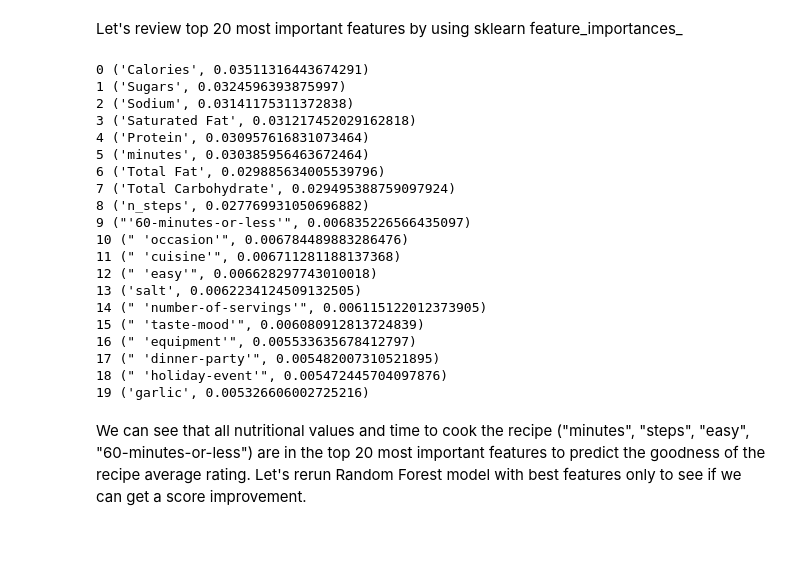
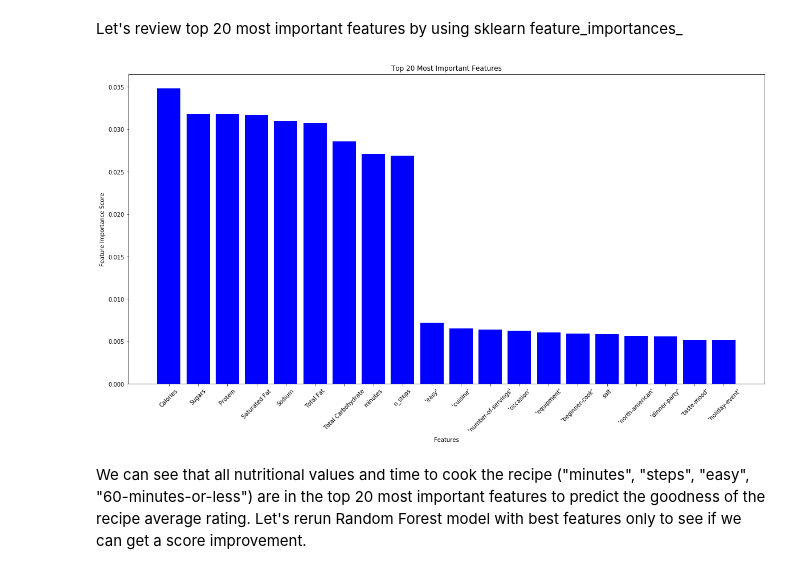
Before and after one commit to a-kantur/Springboard, a Jupyter notebook: Capstone Project 1/In-Depth Analysis.ipynb, the cells around one changed output. Saved outputs shown, nothing was run; the diff lists cells and outputs as text; code cells hidden in the pictures; blank space fills up the shorter version.

```diff
--- a/Capstone Project 1/In-Depth Analysis.ipynb
+++ b/Capstone Project 1/In-Depth Analysis.ipynb
@@ -123,33 +123,19 @@ Let's review top 20 most important features by using sklearn feature_importances
 # %%
 import warnings
 warnings.filterwarnings(action='ignore', category=FutureWarning)
 
 rf.fit(X, y)
 zipped = zip(combined_df.iloc[:,:-2].columns,rf.feature_importances_)
 res = sorted(zipped, key = lambda x: x[1], reverse=True)
+_ = plt.figure(figsize=(20,10))
 for i in res[0:20]:
-    print(res.index(i), i)
+    _ = plt.bar(i[0],i[1], color='blue')
+    _ = plt.title('Top 20 Most Important Features')
+    _ = plt.xlabel('Features')
+    _ = plt.xticks(rotation=45)
+    _ = plt.ylabel('Feature Importance Score')
 # %% [output]
-0 ('Calories', 0.03511316443674291)
-1 ('Sugars', 0.0324596393875997)
-2 ('Sodium', 0.03141175311372838)
-3 ('Saturated Fat', 0.031217452029162818)
-4 ('Protein', 0.030957616831073464)
-5 ('minutes', 0.030385956463672464)
-6 ('Total Fat', 0.029885634005539796)
-7 ('Total Carbohydrate', 0.029495388759097924)
-8 ('n_steps', 0.027769931050696882)
-9 ("'60-minutes-or-less'", 0.006835226566435097)
-10 (" 'occasion'", 0.006784489883286476)
-11 (" 'cuisine'", 0.006711281188137368)
-12 (" 'easy'", 0.006628297743010018)
-13 ('salt', 0.0062234124509132505)
-14 (" 'number-of-servings'", 0.006115122012373905)
-15 (" 'taste-mood'", 0.006080912813724839)
-16 (" 'equipment'", 0.005533635678412797)
-17 (" 'dinner-party'", 0.005482007310521895)
-18 (" 'holiday-event'", 0.005472445704097876)
-19 ('garlic', 0.005326606002725216)
+[figure, added]
 # %% [markdown]
 We can see that all nutritional values and time to cook the recipe ("minutes", "steps", "easy", "60-minutes-or-less") are in the top 20 most important features to predict the goodness of the recipe average rating. Let's rerun Random Forest model with best features only to see if we can get a score improvement.
 # %%
```
Also changed, not shown: parts of 7 cells of this notebook.
